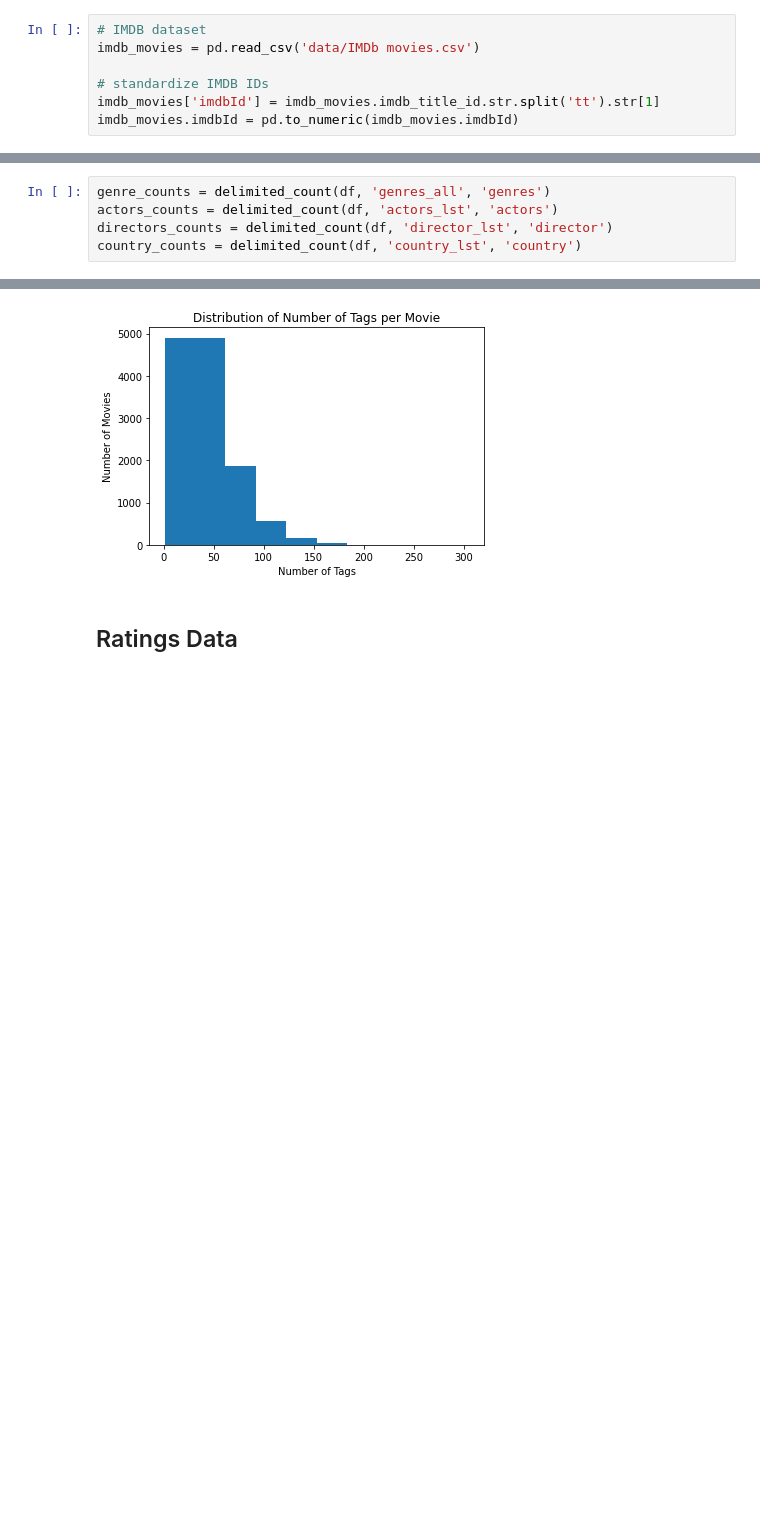
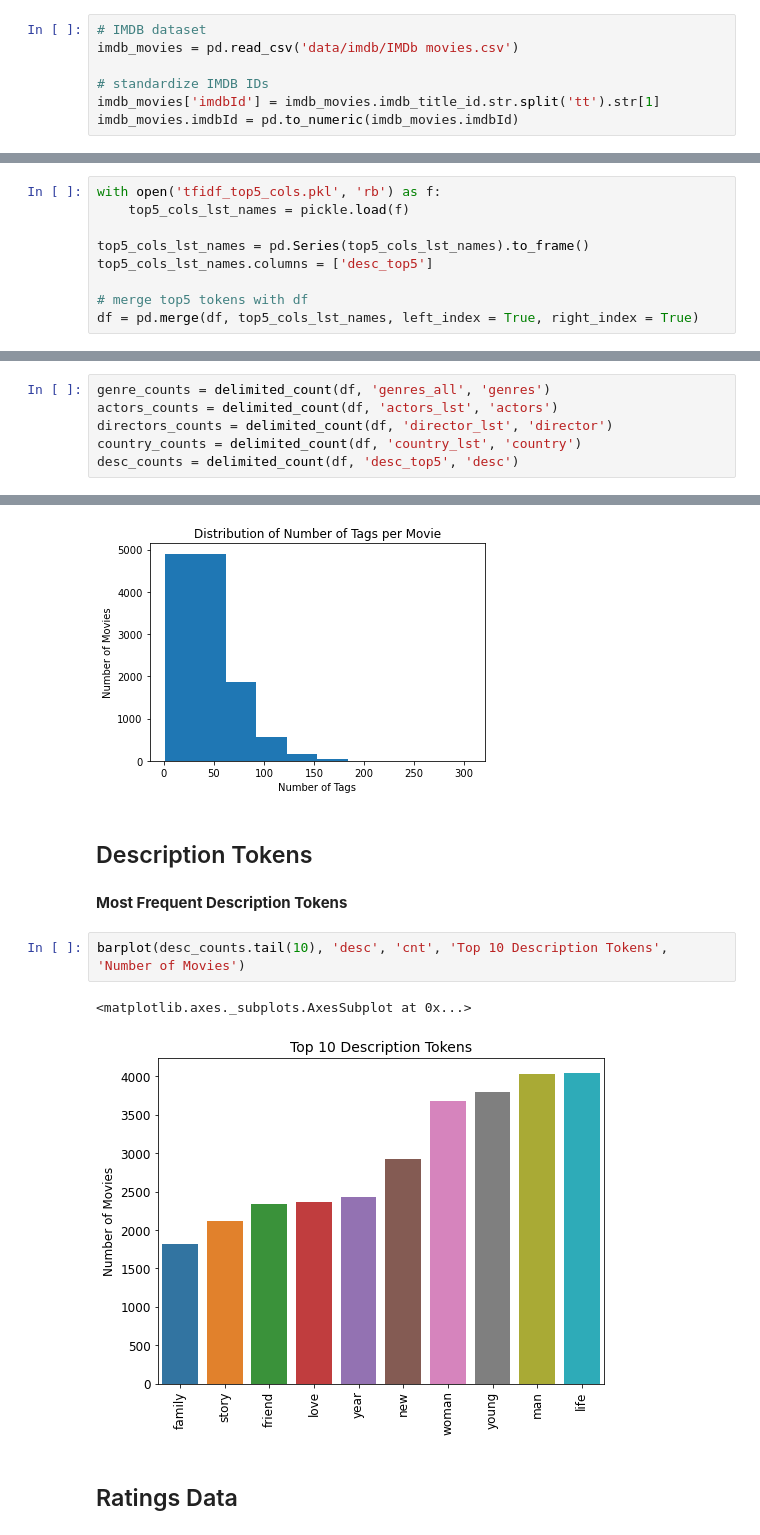
Before and after one commit to GovindBhala/DS5500-Movie-Recommendation-System, a Jupyter notebook: recommendation data exploration.ipynb, the cells around one changed output, grey strips where cells are left out. Cells and saved outputs as stored; diff of their text form; blank space fills up the shorter version.

```diff
--- a/recommendation data exploration.ipynb
+++ b/recommendation data exploration.ipynb
@@ -38,7 +45,7 @@ Searched kaggle for a larger set and did not find one that also had IMDB IDs
 Drop movies that are not in IMDB because need metadata to recommend
 # %%
 # IMDB dataset
-imdb_movies = pd.read_csv('data/IMDb movies.csv')
+imdb_movies = pd.read_csv('data/imdb/IMDb movies.csv')
 
 # standardize IMDB IDs
 imdb_movies['imdbId'] = imdb_movies.imdb_title_id.str.split('tt').str[1]
@@ -153,3 +228,12 @@ df_save.to_parquet('movies_processed.parq', engine = 'fastparquet', compression
+# %%
+with open('tfidf_top5_cols.pkl', 'rb') as f:
+    top5_cols_lst_names = pickle.load(f)
+
+top5_cols_lst_names = pd.Series(top5_cols_lst_names).to_frame()
+top5_cols_lst_names.columns = ['desc_top5']
+
+# merge top5 tokens with df
+df = pd.merge(df, top5_cols_lst_names, left_index = True, right_index = True)
 # %% [markdown]
 ## For each delimited variable, get dataframe of occurrence counts
 # %%
@@ -180,6 +264,7 @@ genre_counts = delimited_count(df, 'genres_all', 'genres')
 actors_counts = delimited_count(df, 'actors_lst', 'actors')
 directors_counts = delimited_count(df, 'director_lst', 'director')
 country_counts = delimited_count(df, 'country_lst', 'country')
+desc_counts = delimited_count(df, 'desc_top5', 'desc')
 # %% [markdown]
 ### Actors, Directors, Countries: Lists of values to exclude if only in 1 movie
 Not helpful for identifying similar movies
@@ -336,6 +429,15 @@ plt.title('Distribution of Number of Tags per Movie')
 # %% [output]
 Text(0.5, 1.0, 'Distribution of Number of Tags per Movie')
 [figure]
+# %% [markdown]
+## Description Tokens
+# %% [markdown]
+__Most Frequent Description Tokens__
+# %%
+barplot(desc_counts.tail(10), 'desc', 'cnt', 'Top 10 Description Tokens', 'Number of Movies')
+# %% [output]
+<matplotlib.axes._subplots.AxesSubplot at 0x...>
+[figure, added]
 # %% [markdown]
 ## Ratings Data
 # %% [markdown]
```
Also changed, not shown: parts of 32 cells of this notebook.
